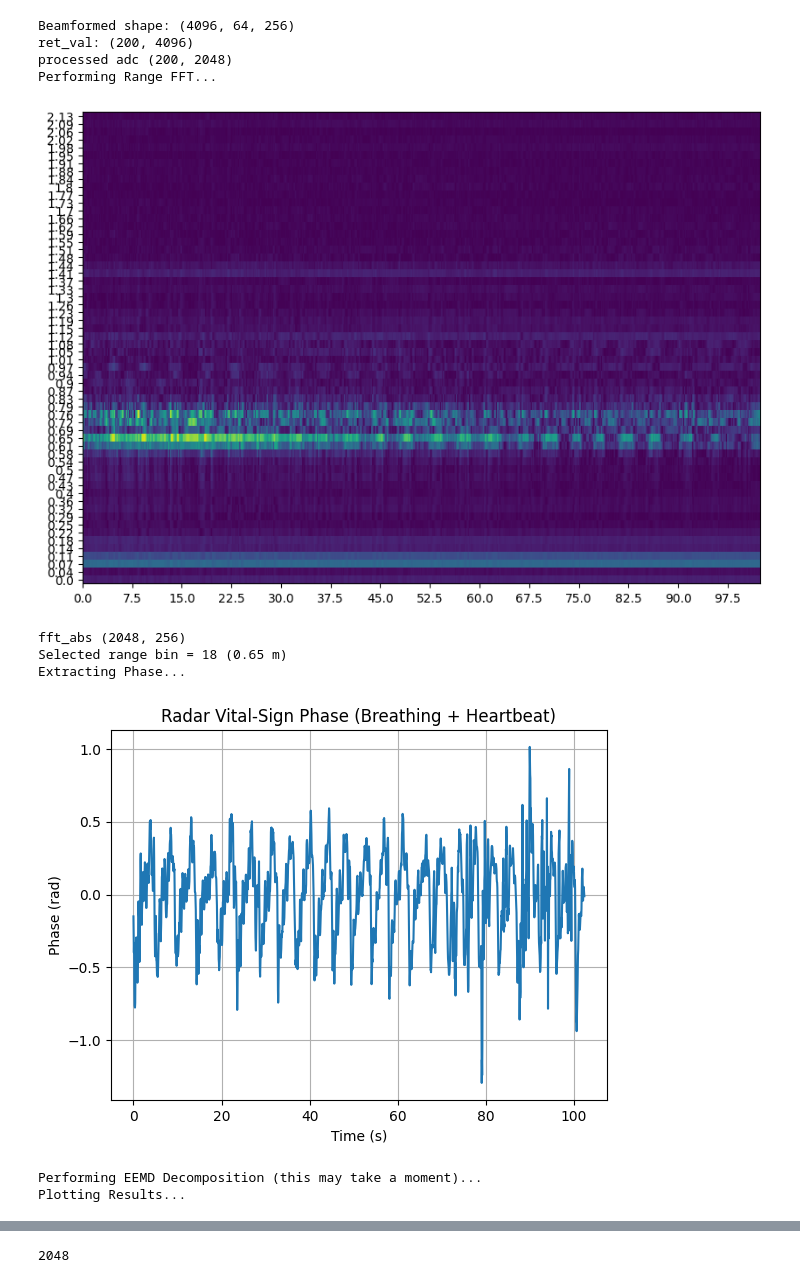
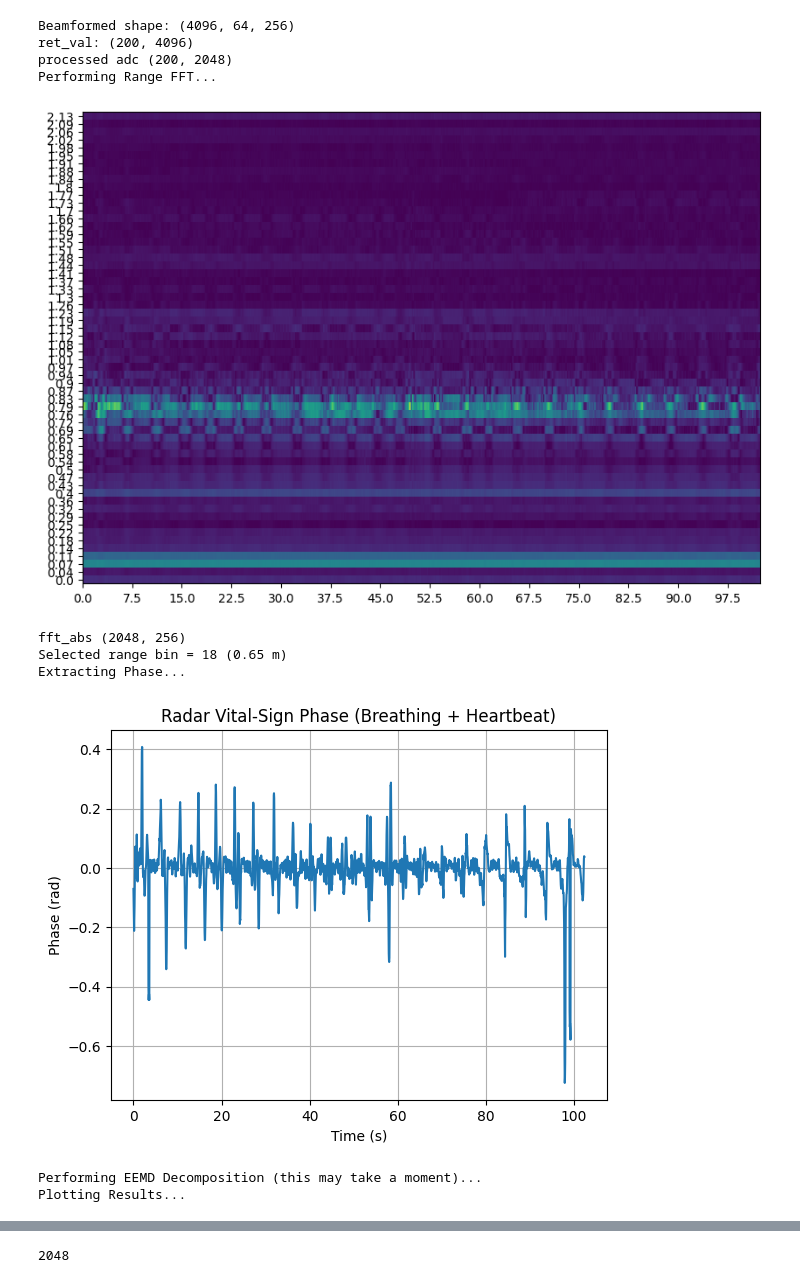
Before and after one commit to manavjeetsingh/mmWaveDataExtraction, a Jupyter notebook: mmWave-Heartbeat-Dataset-Preprocessing-Toolbox-/preprocessing_static.ipynb, the cells around one changed output, grey strips where cells are left out. Saved outputs shown, nothing was run; the diff lists cells and outputs as text; code cells hidden in the pictures.

```diff
--- a/mmWave-Heartbeat-Dataset-Preprocessing-Toolbox-/preprocessing_static.ipynb
+++ b/mmWave-Heartbeat-Dataset-Preprocessing-Toolbox-/preprocessing_static.ipynb
@@ -65,7 +65,7 @@ class RadarParams:
         self.AngleFFT=64 # number of angle FFT bins
 
         # File Config
-        self.binIdx = 6
+        self.binIdx = 7
         # Adjust path as necessary for your local machine
         self.dataSubDir = os.path.join('myDatRepoFormat', 'somehowbad')
 
@@ -579,11 +579,11 @@ adc all: (4, 819200)
 Beamformed shape: (4096, 64, 256)
 ret_val: (200, 4096)
 processed adc (200, 2048)
 Performing Range FFT...
-[figure, old version]
+[figure, new version]
 fft_abs (2048, 256)
 Selected range bin = 18 (0.65 m)
 Extracting Phase...
-[figure, old version]
+[figure, new version]
 Performing EEMD Decomposition (this may take a moment)...
 Plotting Results...
```
Also changed, not shown: parts of 3 cells of this notebook, 2 other files.
